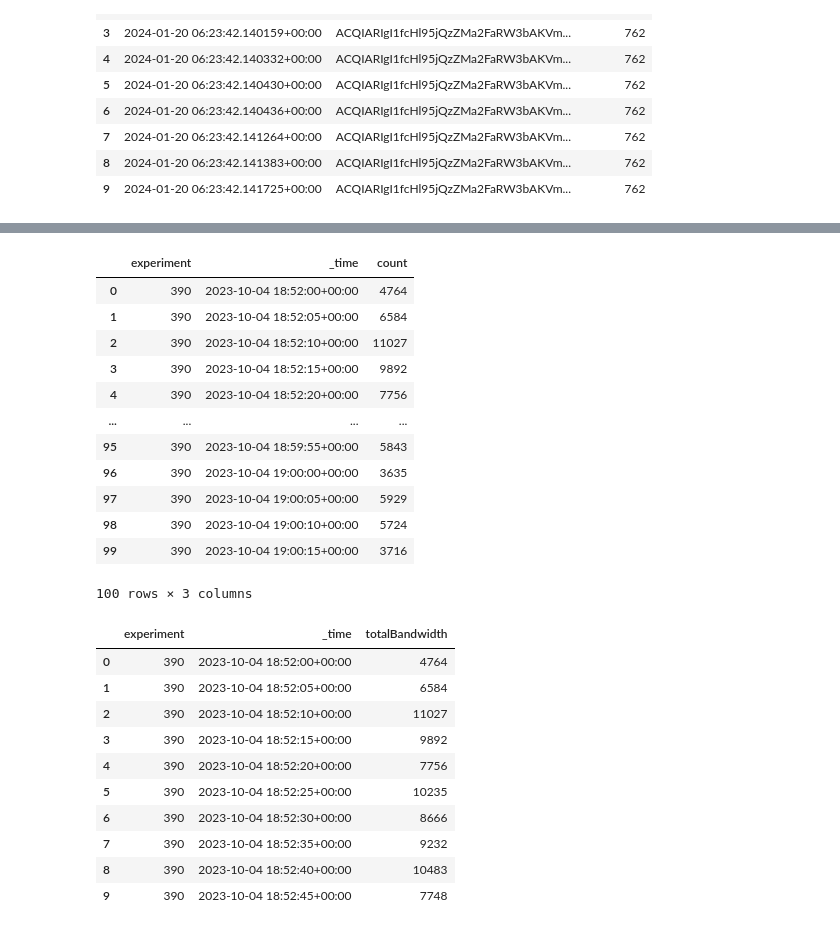
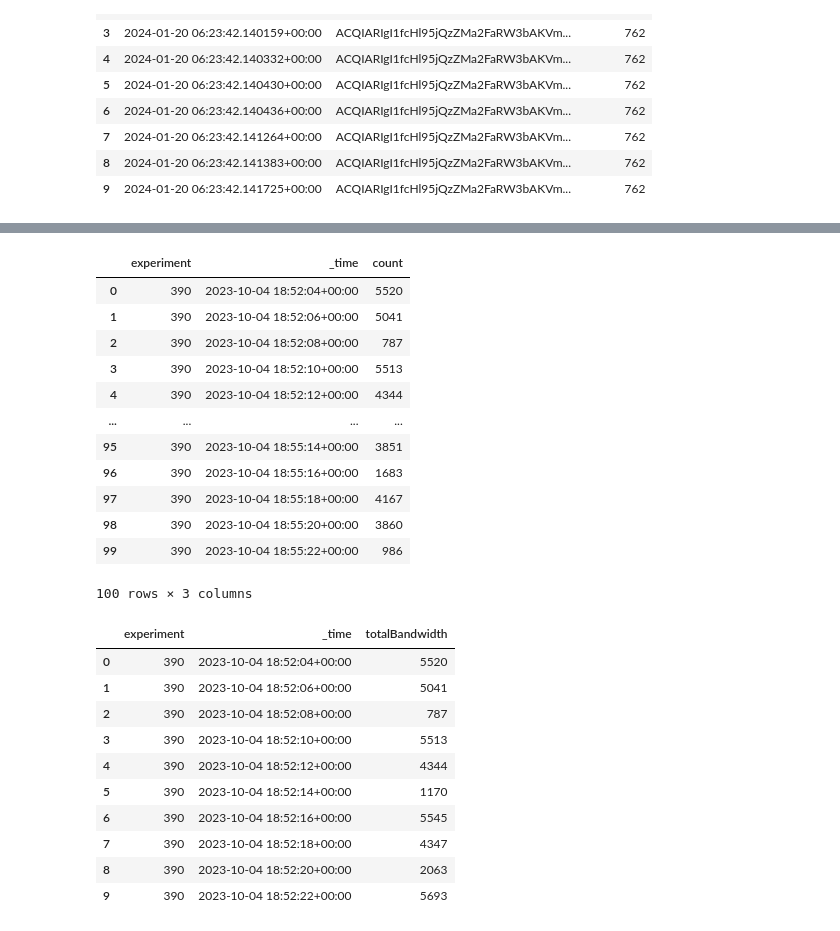
Before and after one commit to FlavScheidt/flexi-pipe, a Jupyter notebook: data/CausalAnalysis/GenerateDatasets/GenerateDatasets.ipynb, the cells around one changed output, grey strips where cells are left out. Cells and saved outputs as stored; diff of their text form; code cells hidden in the pictures.

```diff
--- a/data/CausalAnalysis/GenerateDatasets/GenerateDatasets.ipynb
+++ b/data/CausalAnalysis/GenerateDatasets/GenerateDatasets.ipynb
@@ -261,7 +261,7 @@ rpc = rpc.drop(columns=['start', 'end'])
 
 rpc.reset_index(inplace=True)
 rpc['_time'] = pd.to_datetime(rpc["_time"], format='mixed', infer_datetime_format=True)
-by_time = rpc.groupby([rpc['experiment'],pd.Grouper(key="_time", freq='5s')])['index'].agg('count').reset_index()
+by_time = rpc.groupby([rpc['experiment'],pd.Grouper(key="_time", freq='2s')])['index'].agg('count').reset_index()
 # by_time.head(100)
 
 rpc=by_time.rename(columns={'index':'rpc'})
@@ -293,7 +293,7 @@ message=received
 
 message.reset_index(inplace=True)
 message['_time'] = pd.to_datetime(message["_time"], format='mixed', infer_datetime_format=True)
-by_time = message.groupby([message['experiment'],pd.Grouper(key="_time", freq='5s')])['messageID'].agg('count').reset_index()
+by_time = message.groupby([message['experiment'],pd.Grouper(key="_time", freq='2s')])['messageID'].agg('count').reset_index()
 message = by_time
 
 message.head(10)
@@ -312,25 +312,25 @@ message.head(10)
 # %%
 message = message.rename(columns={'messageID':'count'})
 rpc = rpc.rename(columns={'rpc': 'count'})
 total_bandwidth = pd.concat([rpc, message])
 
 total_bandwidth.reset_index(inplace=True)
 total_bandwidth['_time'] = pd.to_datetime(total_bandwidth["_time"], format='mixed', infer_datetime_format=True)
-by_time = total_bandwidth.groupby([total_bandwidth['experiment'],pd.Grouper(key="_time", freq='5s')])['count'].agg('sum').reset_index()
+by_time = total_bandwidth.groupby([total_bandwidth['experiment'],pd.Grouper(key="_time", freq='2s')])['count'].agg('sum').reset_index()
 by_time.head(100)
 # %% [output]
 |  | experiment | _time | count |
-| 0 | 390 | 2023-10-04 18:52:00+00:00 | 4764 |
-| 1 | 390 | 2023-10-04 18:52:05+00:00 | 6584 |
-| 2 | 390 | 2023-10-04 18:52:10+00:00 | 11027 |
-| 3 | 390 | 2023-10-04 18:52:15+00:00 | 9892 |
-| 4 | 390 | 2023-10-04 18:52:20+00:00 | 7756 |
+| 0 | 390 | 2023-10-04 18:52:04+00:00 | 5520 |
+| 1 | 390 | 2023-10-04 18:52:06+00:00 | 5041 |
+| 2 | 390 | 2023-10-04 18:52:08+00:00 | 787 |
+| 3 | 390 | 2023-10-04 18:52:10+00:00 | 5513 |
+| 4 | 390 | 2023-10-04 18:52:12+00:00 | 4344 |
 | ... | ... | ... | ... |
-| 95 | 390 | 2023-10-04 18:59:55+00:00 | 5843 |
-| 96 | 390 | 2023-10-04 19:00:00+00:00 | 3635 |
-| 97 | 390 | 2023-10-04 19:00:05+00:00 | 5929 |
-| 98 | 390 | 2023-10-04 19:00:10+00:00 | 5724 |
-| 99 | 390 | 2023-10-04 19:00:15+00:00 | 3716 |
+| 95 | 390 | 2023-10-04 18:55:14+00:00 | 3851 |
+| 96 | 390 | 2023-10-04 18:55:16+00:00 | 1683 |
+| 97 | 390 | 2023-10-04 18:55:18+00:00 | 4167 |
+| 98 | 390 | 2023-10-04 18:55:20+00:00 | 3860 |
+| 99 | 390 | 2023-10-04 18:55:22+00:00 | 986 |
 100 rows × 3 columns
 # %%
 by_time['totalBandwidth'] = by_time['count']
@@ -339,16 +339,16 @@ totalBandwidth = by_time.drop(columns=['count'])
 totalBandwidth.head(10)
 # %% [output]
 |  | experiment | _time | totalBandwidth |
-| 0 | 390 | 2023-10-04 18:52:00+00:00 | 4764 |
-| 1 | 390 | 2023-10-04 18:52:05+00:00 | 6584 |
-| 2 | 390 | 2023-10-04 18:52:10+00:00 | 11027 |
-| 3 | 390 | 2023-10-04 18:52:15+00:00 | 9892 |
-| 4 | 390 | 2023-10-04 18:52:20+00:00 | 7756 |
-| 5 | 390 | 2023-10-04 18:52:25+00:00 | 10235 |
-| 6 | 390 | 2023-10-04 18:52:30+00:00 | 8666 |
-| 7 | 390 | 2023-10-04 18:52:35+00:00 | 9232 |
-| 8 | 390 | 2023-10-04 18:52:40+00:00 | 10483 |
-| 9 | 390 | 2023-10-04 18:52:45+00:00 | 7748 |
+| 0 | 390 | 2023-10-04 18:52:04+00:00 | 5520 |
+| 1 | 390 | 2023-10-04 18:52:06+00:00 | 5041 |
+| 2 | 390 | 2023-10-04 18:52:08+00:00 | 787 |
+| 3 | 390 | 2023-10-04 18:52:10+00:00 | 5513 |
+| 4 | 390 | 2023-10-04 18:52:12+00:00 | 4344 |
+| 5 | 390 | 2023-10-04 18:52:14+00:00 | 1170 |
+| 6 | 390 | 2023-10-04 18:52:16+00:00 | 5545 |
+| 7 | 390 | 2023-10-04 18:52:18+00:00 | 4347 |
+| 8 | 390 | 2023-10-04 18:52:20+00:00 | 2063 |
+| 9 | 390 | 2023-10-04 18:52:22+00:00 | 5693 |
 # %%
 #gossip bandwidth
 gossipBandwidth = rpc
```
Also changed, not shown: parts of 14 cells of this notebook, 1 other file.
